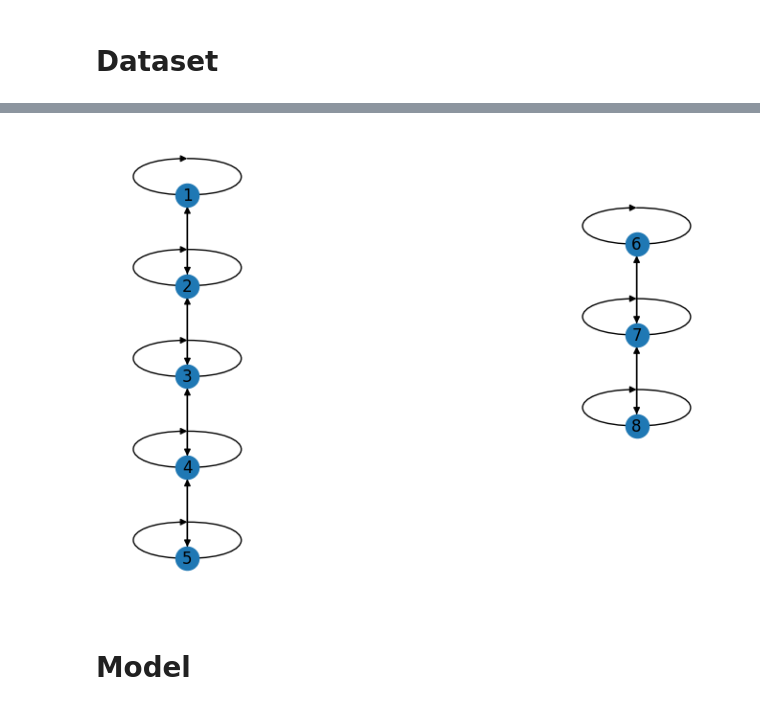
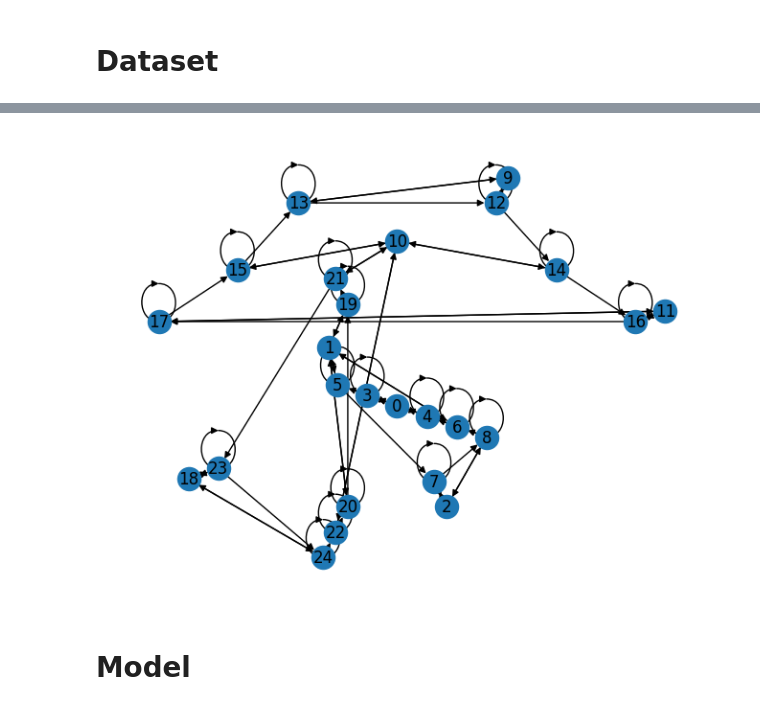
Before and after one commit to SimonPop/country_trends, a Jupyter notebook: src/path/synthetic_metro/eval.ipynb, the cells around one changed output, grey strips where cells are left out. Saved outputs shown, nothing was run; the diff lists cells and outputs as text; code cells hidden in the pictures.

```diff
--- a/src/path/synthetic_metro/eval.ipynb
+++ b/src/path/synthetic_metro/eval.ipynb
@@ -18,10 +15,15 @@ cycle_3 = Cycle(nodes=[2,9,7], weight=0.2, cycle=False)
+# %%
+line_1 = Line(nodes=[1,2,3], weight=0.3)
+line_2 = Line(nodes=[5,6,7], weight=0.3)
+line_3 = Line(nodes=[2,6,8], weight=0.4)
 # %% [markdown]
 # Dataset
 # %%
-dataset = MetroDataset([cycle_1, cycle_2])
-num_nodes = dataset.cg.num_stations()
+dataset = MetroDataset([line_1, line_2, line_3], init_nb=20)
+num_nodes = dataset.cg.num_nodes()
 # %%
-G  = dataset.cg.merge_graph()
+G  = dataset.cg.graph
 pos = nx.nx_agraph.graphviz_layout(G, prog="twopi", root=0)
-nx.draw(G, pos, with_labels=True)
+labels = nx.get_node_attributes(G, "station")
+nx.draw(G, pos,with_labels=True)
 # %% [output]
@@ -29,3 +30,3 @@ nx.draw(G, pos, with_labels=True)
-[figure, old version]
+[figure, new version]
 # %% [markdown]
 # Model
```
Also changed, not shown: parts of 9 cells of this notebook, 6 other files.
